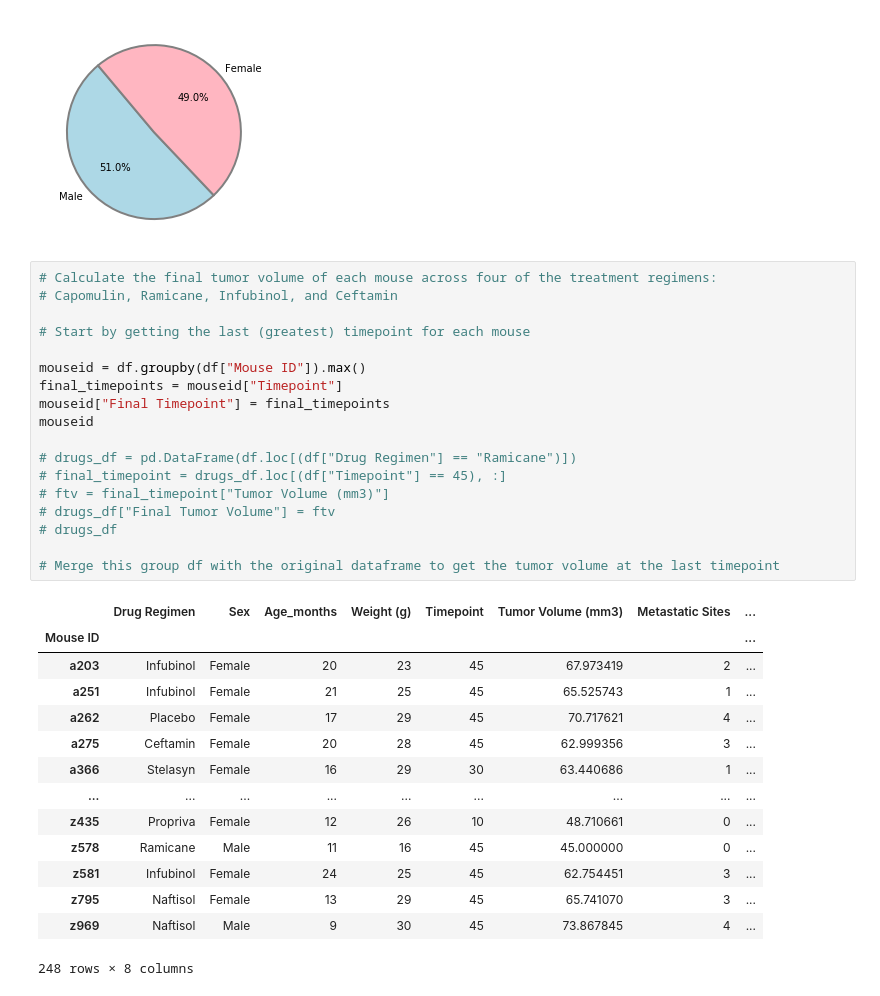
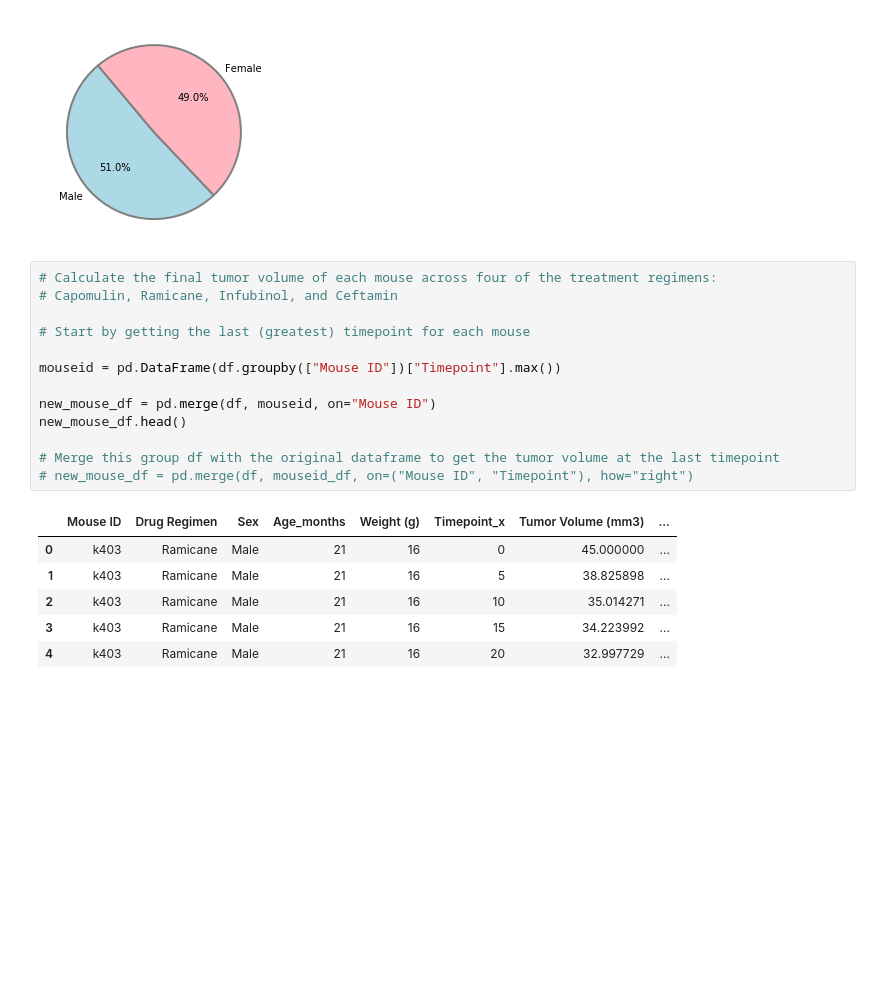
Before and after one commit to tylerhill122/matplotlib-challenge, a Jupyter notebook: Pymaceuticals.ipynb, the cells around one changed output. Saved outputs shown, nothing was run; the diff lists cells and outputs as text; blank space fills up the shorter version.

```diff
--- a/Pymaceuticals.ipynb
+++ b/Pymaceuticals.ipynb
@@ -192,36 +193,23 @@ plt.pie(
 # %%
 # Calculate the final tumor volume of each mouse across four of the treatment regimens:
 # Capomulin, Ramicane, Infubinol, and Ceftamin
 
 # Start by getting the last (greatest) timepoint for each mouse
 
-mouseid = df.groupby(df["Mouse ID"]).max()
-final_timepoints = mouseid["Timepoint"]
-mouseid["Final Timepoint"] = final_timepoints
-mouseid
+mouseid = pd.DataFrame(df.groupby(["Mouse ID"])["Timepoint"].max())
 
-# drugs_df = pd.DataFrame(df.loc[(df["Drug Regimen"] == "Ramicane")])
-# final_timepoint = drugs_df.loc[(df["Timepoint"] == 45), :]
-# ftv = final_timepoint["Tumor Volume (mm3)"]
-# drugs_df["Final Tumor Volume"] = ftv
-# drugs_df
+new_mouse_df = pd.merge(df, mouseid, on="Mouse ID")
+new_mouse_df.head()
 
 # Merge this group df with the original dataframe to get the tumor volume at the last timepoint
+# new_mouse_df = pd.merge(df, mouseid_df, on=("Mouse ID", "Timepoint"), how="right")
 # %% [output]
-|  | Drug Regimen | Sex | Age_months | Weight (g) | Timepoint | Tumor Volume (mm3) | Metastatic Sites | ... |
-| Mouse ID |  |  |  |  |  |  |  | ... |
-| a203 | Infubinol | Female | 20 | 23 | 45 | 67.973419 | 2 | ... |
-| a251 | Infubinol | Female | 21 | 25 | 45 | 65.525743 | 1 | ... |
-| a262 | Placebo | Female | 17 | 29 | 45 | 70.717621 | 4 | ... |
-| a275 | Ceftamin | Female | 20 | 28 | 45 | 62.999356 | 3 | ... |
-| a366 | Stelasyn | Female | 16 | 29 | 30 | 63.440686 | 1 | ... |
-| ... | ... | ... | ... | ... | ... | ... | ... | ... |
-| z435 | Propriva | Female | 12 | 26 | 10 | 48.710661 | 0 | ... |
-| z578 | Ramicane | Male | 11 | 16 | 45 | 45.000000 | 0 | ... |
-| z581 | Infubinol | Female | 24 | 25 | 45 | 62.754451 | 3 | ... |
-| z795 | Naftisol | Female | 13 | 29 | 45 | 65.741070 | 3 | ... |
-| z969 | Naftisol | Male | 9 | 30 | 45 | 73.867845 | 4 | ... |
+|  | Mouse ID | Drug Regimen | Sex | Age_months | Weight (g) | Timepoint_x | Tumor Volume (mm3) | ... |
+| 0 | k403 | Ramicane | Male | 21 | 16 | 0 | 45.000000 | ... |
+| 1 | k403 | Ramicane | Male | 21 | 16 | 5 | 38.825898 | ... |
+| 2 | k403 | Ramicane | Male | 21 | 16 | 10 | 35.014271 | ... |
+| 3 | k403 | Ramicane | Male | 21 | 16 | 15 | 34.223992 | ... |
+| 4 | k403 | Ramicane | Male | 21 | 16 | 20 | 32.997729 | ... |
-248 rows × 8 columns
 # %%
 # Put treatments into a list for for loop (and later for plot labels)
 
```
Also changed, not shown: parts of 5 cells of this notebook.
